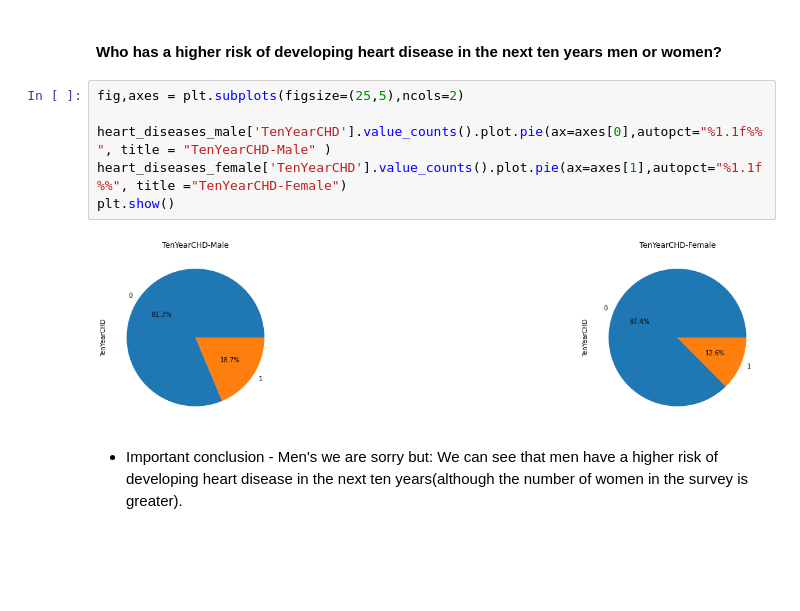
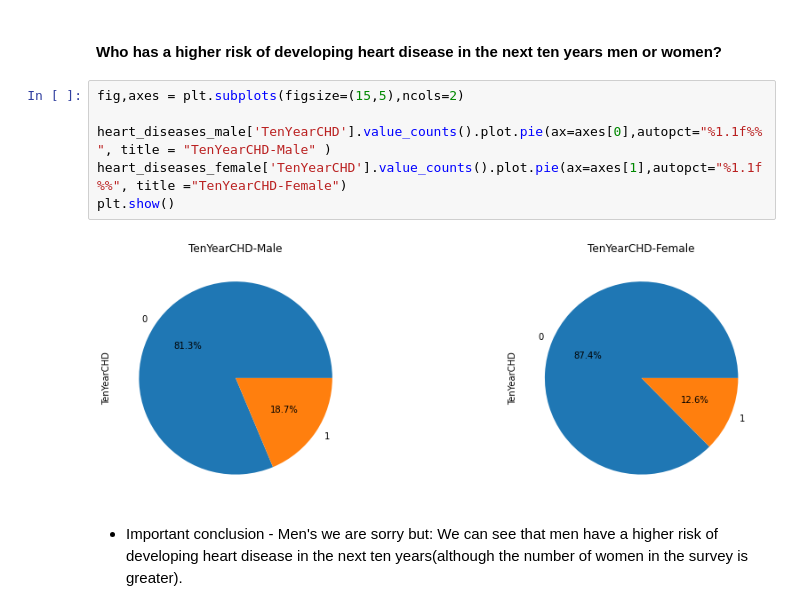
Before and after one commit to YogevLD/DS_test, a Jupyter notebook: N.ipynb, the cells around one changed output. Cells and saved outputs as stored; diff of their text form; blank space fills up the shorter version.

```diff
--- a/N.ipynb
+++ b/N.ipynb
@@ -192,13 +192,13 @@ heart_diseases_male.pivot_table("cigsPerDay",["male/female",age2],"Chance of get
 # %% [markdown]
 #### Who has a higher risk of developing heart disease in the next ten years men or women?
 # %%
-fig,axes = plt.subplots(figsize=(25,5),ncols=2)
+fig,axes = plt.subplots(figsize=(15,5),ncols=2)
 
 heart_diseases_male['TenYearCHD'].value_counts().plot.pie(ax=axes[0],autopct="%1.1f%%", title = "TenYearCHD-Male" )
 heart_diseases_female['TenYearCHD'].value_counts().plot.pie(ax=axes[1],autopct="%1.1f%%", title ="TenYearCHD-Female")
 plt.show()
 # %% [output]
-[figure, old version]
+[figure, new version]
 # %% [markdown]
 - Important conclusion - Men's we are sorry but:
    We can see that men have a higher risk of developing heart disease in the next ten years(although the number of women in the survey is greater).
```
